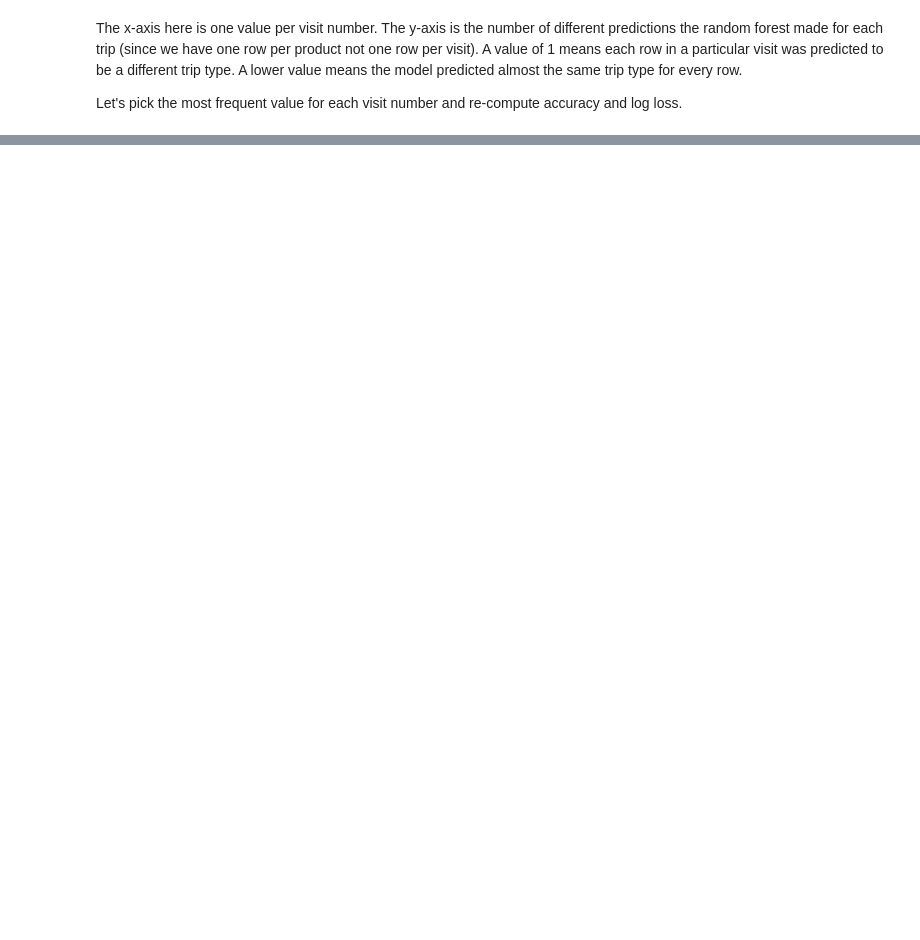
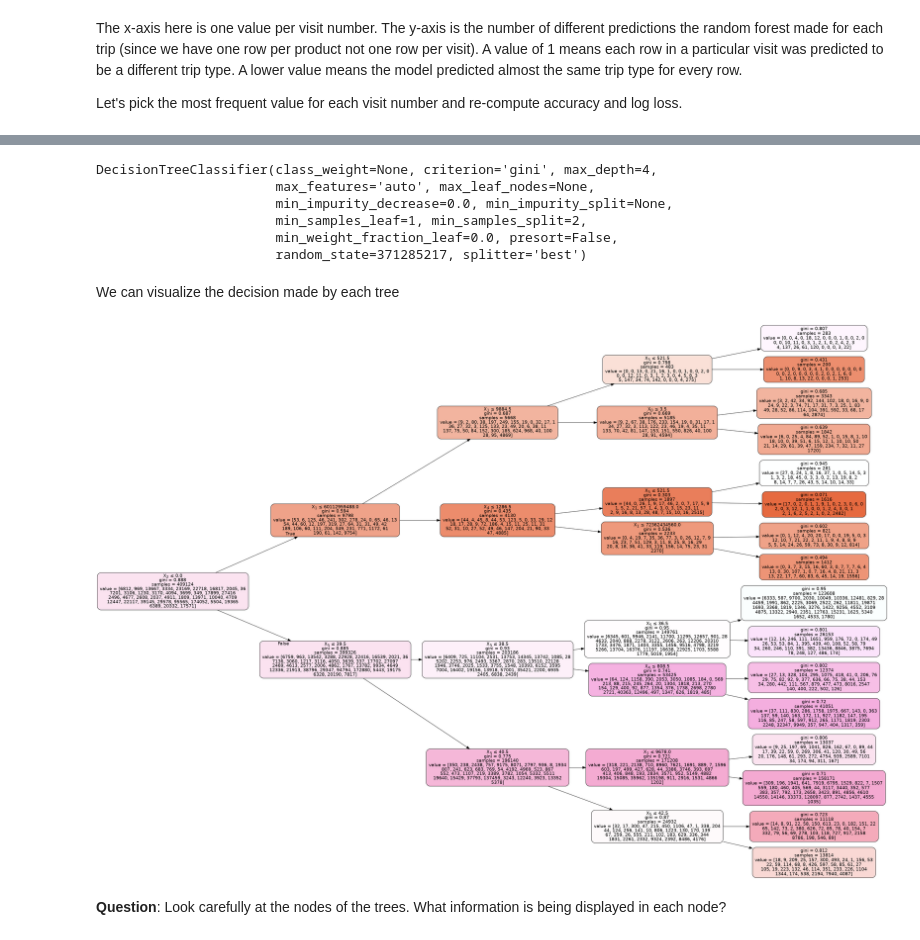
Before and after one commit to TreeinRandomForest/BrnoMLWorkshop2019, a Jupyter notebook: BrnoTeaching2019/notebooks/Day 3 - Tree-based Methods.ipynb, the cells around one changed output, grey strips where cells are left out. Drawn from its saved outputs; the diff is of its cells as text; code cells hidden in the pictures; blank space fills up the shorter version.

```diff
--- a/BrnoTeaching2019/notebooks/Day 3 - Tree-based Methods.ipynb
+++ b/BrnoTeaching2019/notebooks/Day 3 - Tree-based Methods.ipynb
@@ -316,0 +583,14 @@ boosting
+# %%
+model = RandomForestClassifier(n_estimators=10,
+                               criterion='gini',
+                               max_depth=4,
+                               min_samples_split=2,
+                               min_samples_leaf=1,
+                               max_features='auto',
+                               bootstrap=True,
+                               oob_score=False,
+                               n_jobs=None,
+                               random_state=None,
+                               verbose=10,
+                               class_weight=None
+                               )
@@ -316,0 +599,2 @@ boosting
+# %%
+model.fit(df.drop(['VisitNumber', 'TripType'], axis=1), df['TripType'])
@@ -316,0 +646,32 @@ boosting
+# %%
+model.estimators_[0]
+# %% [output]
+DecisionTreeClassifier(class_weight=None, criterion='gini', max_depth=4,
+                       max_features='auto', max_leaf_nodes=None,
+                       min_impurity_decrease=0.0, min_impurity_split=None,
+                       min_samples_leaf=1, min_samples_split=2,
+                       min_weight_fraction_leaf=0.0, presort=False,
+                       random_state=371285217, splitter='best')
+# %% [markdown]
+We can visualize the decision made by each tree
+# %%
+from sklearn.externals.six import StringIO
+from IPython.display import Image
+from sklearn.tree import export_graphviz
+
+import pydotplus
+
+dot_data = StringIO()
+
+export_graphviz(model.estimators_[0], out_file=dot_data,
+                filled=True, rounded=True,
+                special_characters=True,
+                rotate=True)
+
+graph = pydotplus.graph_from_dot_data(dot_data.getvalue())
+
+Image(graph.create_png())
+# %% [output]
+[figure, added]
+# %% [markdown]
+**Question**: Look carefully at the nodes of the trees. What information is being displayed in each node?
```
Also changed, not shown: parts of 203 cells of this notebook, 1 other file.
